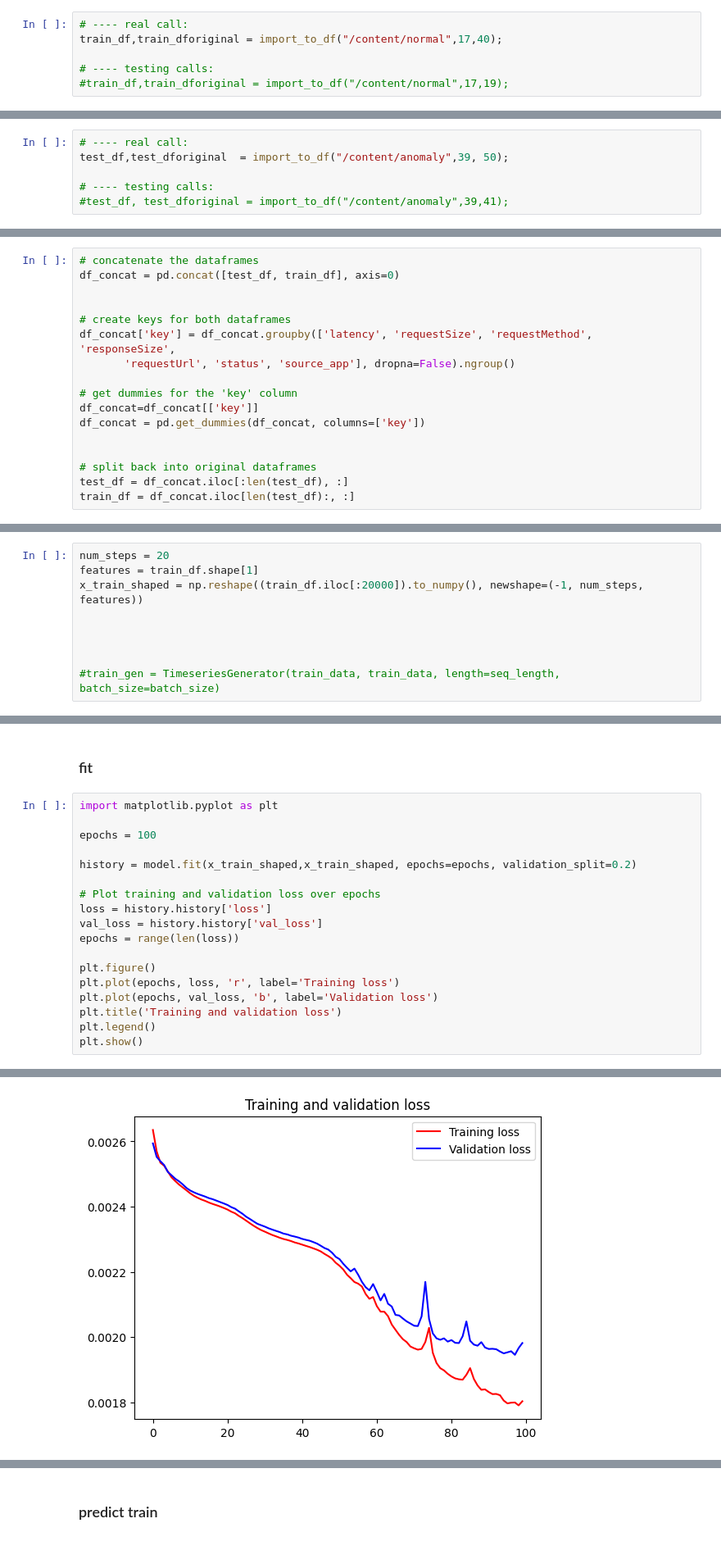
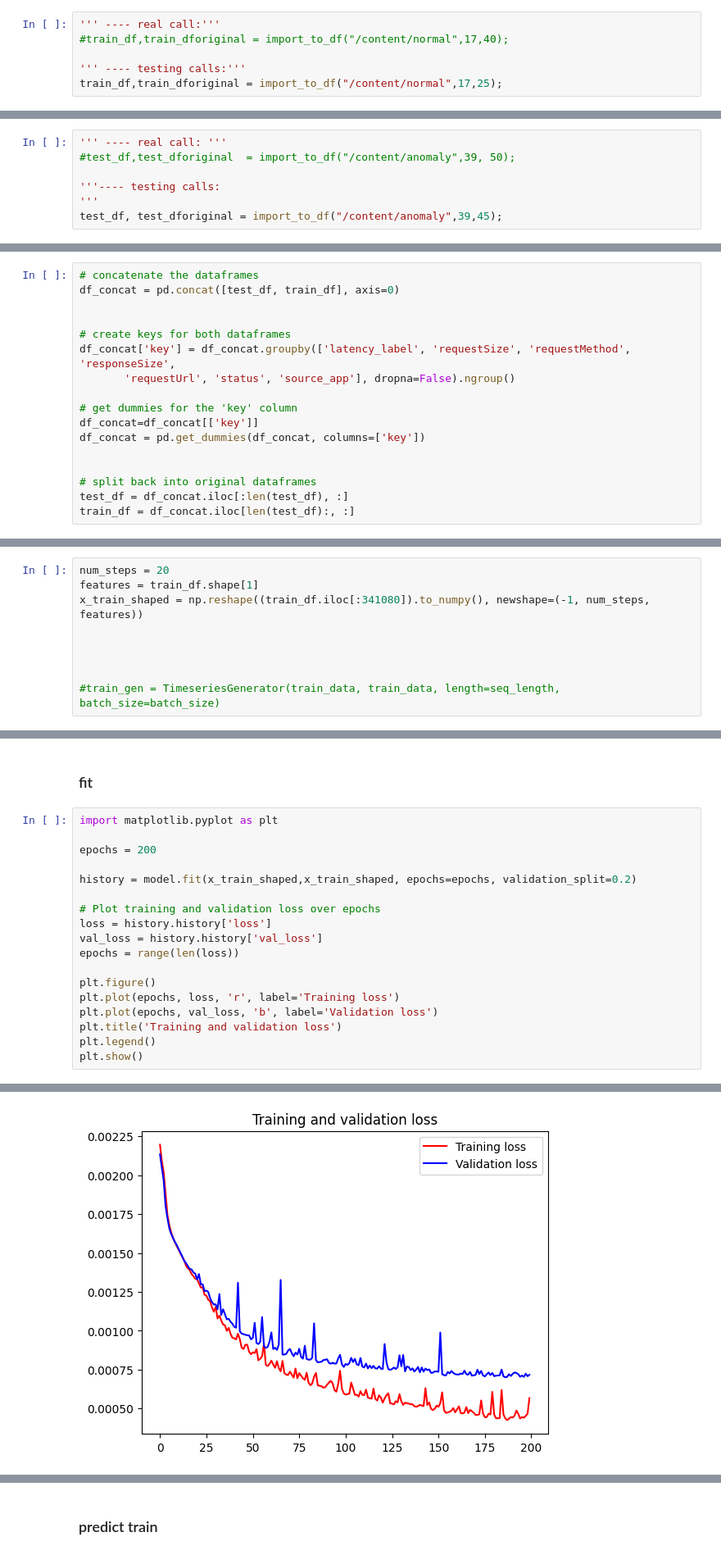
Before and after one commit to Eidell/gRPC-log-LSTM-Anomaly-Detection, a Jupyter notebook: lstm.ipynb, the cells around one changed output, grey strips where cells are left out. Shown at 82% size. Drawn from its saved outputs; the diff is of its cells as text.

Commit message:
latency threshold added

```diff
--- a/lstm.ipynb
+++ b/lstm.ipynb
@@ -86,9 +81,9 @@ def import_to_df(folder, start, end):
 # %% [markdown]
 ## import train
 # %%
-# ---- real call:
-train_df,train_dforiginal = import_to_df("/content/normal",17,40);
+''' ---- real call:'''
+#train_df,train_dforiginal = import_to_df("/content/normal",17,40);
 
-# ---- testing calls:
-#train_df,train_dforiginal = import_to_df("/content/normal",17,19);
+''' ---- testing calls:'''
+train_df,train_dforiginal = import_to_df("/content/normal",17,25);
 # %% [output]
@@ -97,9 +92,10 @@ Number of errors: 0
 # %% [markdown]
 ## import test
 # %%
-# ---- real call:
-test_df,test_dforiginal  = import_to_df("/content/anomaly",39, 50);
+''' ---- real call: '''
+#test_df,test_dforiginal  = import_to_df("/content/anomaly",39, 50);
 
-# ---- testing calls:
-#test_df, test_dforiginal = import_to_df("/content/anomaly",39,41);
+'''---- testing calls:
+'''
+test_df, test_dforiginal = import_to_df("/content/anomaly",39,45);
 # %% [output]
@@ -174,7 +250,7 @@ df_concat = pd.concat([test_df, train_df], axis=0)
 
 
 # create keys for both dataframes
-df_concat['key'] = df_concat.groupby(['latency', 'requestSize', 'requestMethod', 'responseSize',
+df_concat['key'] = df_concat.groupby(['latency_label', 'requestSize', 'requestMethod', 'responseSize',
        'requestUrl', 'status', 'source_app'], dropna=False).ngroup()
 
 # get dummies for the 'key' column
@@ -436,7 +298,7 @@ Found GPU at: /device:GPU:0
 # %%
 num_steps = 20
 features = train_df.shape[1]
-x_train_shaped = np.reshape((train_df.iloc[:20000]).to_numpy(), newshape=(-1, num_steps, features))
+x_train_shaped = np.reshape((train_df.iloc[:341080]).to_numpy(), newshape=(-1, num_steps, features))
 
 
 
@@ -535,7 +364,7 @@ model.layers[0].input_shape
 # %%
 import matplotlib.pyplot as plt
 
-epochs = 100
+epochs = 200
 
 history = model.fit(x_train_shaped,x_train_shaped, epochs=epochs, validation_split=0.2)
 
@@ -571 +400 @@ Epoch 100/100
-[figure, old version]
+[figure, new version]
```
Also changed, not shown: parts of 40 cells of this notebook.
